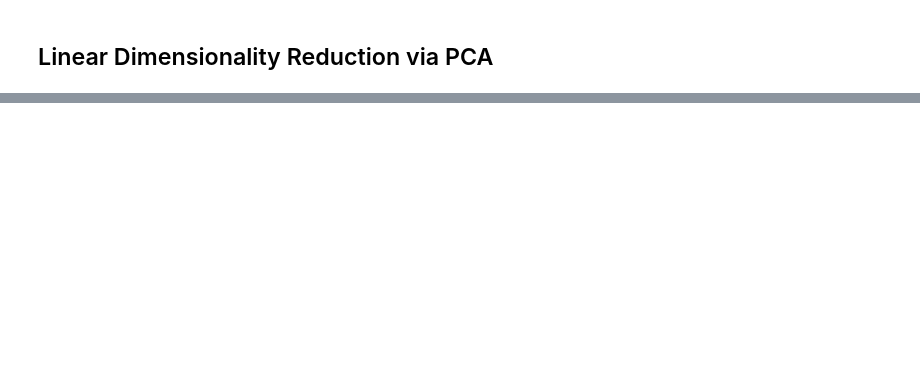
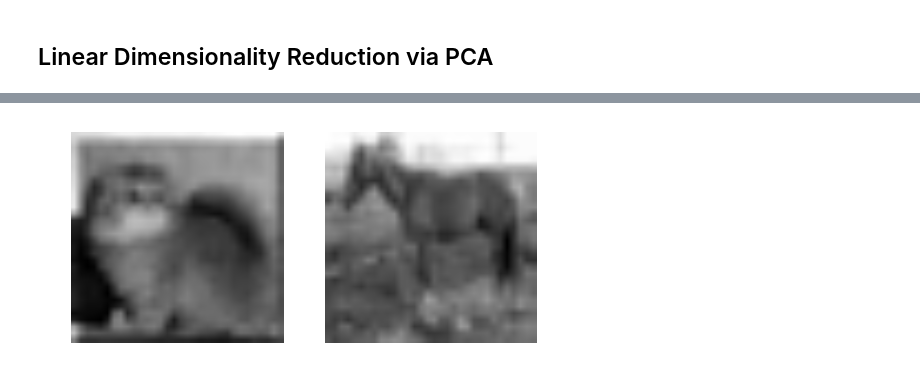
Before and after one commit to Regum/MLP-Appel-Hawkins, a Jupyter notebook: lab3/Report3.ipynb, the cells around one changed output, grey strips where cells are left out. Drawn from its saved outputs; the diff is of its cells as text; code cells hidden in the pictures; blank space fills up the shorter version.

```diff
--- a/lab3/Report3.ipynb
+++ b/lab3/Report3.ipynb
@@ -82,0 +91,23 @@ for label in range(numlabels):
+# %%
+def apply_daisy(row):
+    row = row[2]
+    feat = daisy(row.reshape((32,32)),step=10, radius=10, rings=2, histograms=6, orientations=8, visualize=False)
+    return feat.reshape((-1))
+
+# calculate bag of features for each image
+daisies = np.apply_along_axis(apply_daisy, 1, imgs_df)
+# %%
+# pick a random image and calculate its distance from the other images according to the DAISY features
+index1 = randint(0, len(daisies))
+dist_matrix = pairwise_distances(daisies, daisies[index1].reshape((1, -1)))
+dist_matrix[index1] = np.infty
+index2 = np.argmin(dist_matrix)
+
+# display random image and its closest match using the DAISY features
+f, axes = plt.subplots(1,2)
+axes[0].axis('off')
+axes[1].axis('off')
+tmp = axes[0].imshow(imgs_df['oneDGray'][index1].reshape((32,32)), cmap=plt.cm.gray)
+tmp = axes[1].imshow(imgs_df['oneDGray'][index2].reshape((32,32)), cmap=plt.cm.gray)
+# %% [output]
+[figure, added]
```
Also changed, not shown: parts of 3 cells of this notebook.
